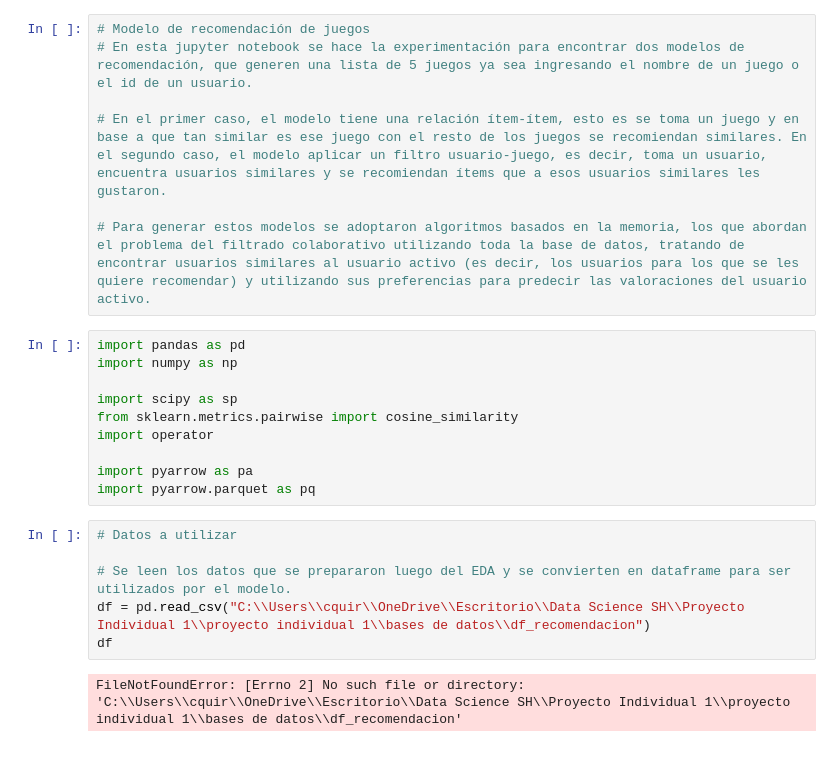
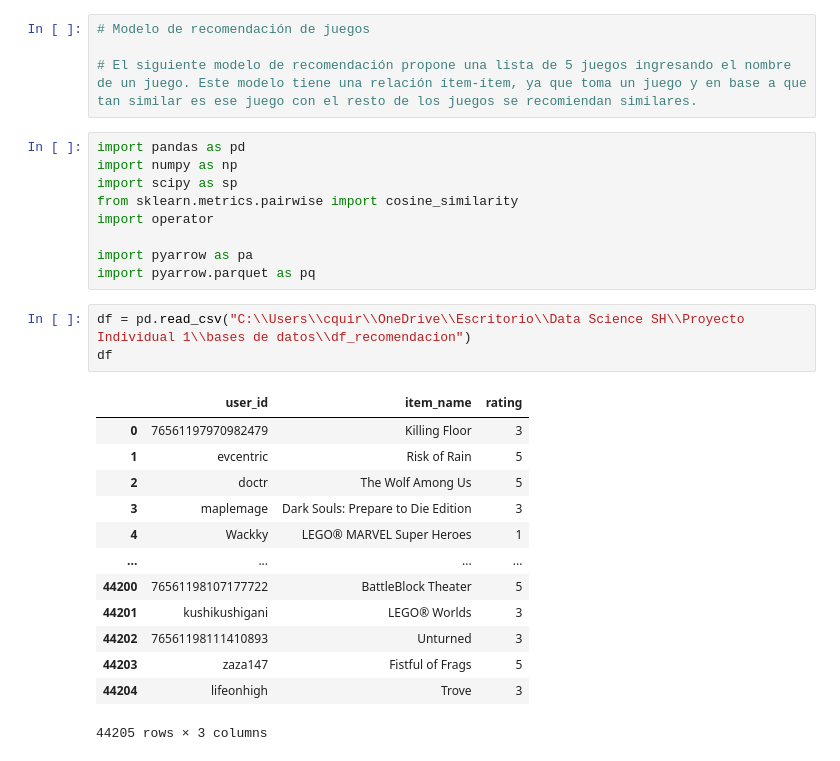
Before and after one commit to cristobalqv/PI_videojuegos_Steam, a Jupyter notebook: JupyterNotebooks/5 modelo ML.ipynb, the cells around one changed output. Drawn from its saved outputs; the diff is of its cells as text.

```diff
--- a/JupyterNotebooks/5 modelo ML.ipynb
+++ b/JupyterNotebooks/5 modelo ML.ipynb
@@ -1,14 +1,10 @@
-# %%
-# Modelo de recomendación de juegos
-# En esta jupyter notebook se hace la experimentación para encontrar dos modelos de recomendación, que generen una lista de 5 juegos ya sea ingresando el nombre de un juego o el id de un usuario.
-
-# En el primer caso, el modelo tiene una relación ítem-ítem, esto es se toma un juego y en base a que tan similar es ese juego con el resto de los juegos se recomiendan similares. En el segundo caso, el modelo aplicar un filtro usuario-juego, es decir, toma un usuario, encuentra usuarios similares y se recomiendan ítems que a esos usuarios similares les gustaron.
-
-# Para generar estos modelos se adoptaron algoritmos basados en la memoria, los que abordan el problema del filtrado colaborativo utilizando toda la base de datos, tratando de encontrar usuarios similares al usuario activo (es decir, los usuarios para los que se les quiere recomendar) y utilizando sus preferencias para predecir las valoraciones del usuario activo.
+# %%
+# Modelo de recomendación de juegos
+
+# El siguiente modelo de recomendación propone una lista de 5 juegos ingresando el nombre de un juego. Este modelo tiene una relación ítem-ítem, ya que toma un juego y en base a que tan similar es ese juego con el resto de los juegos se recomiendan similares.
 # %%
 import pandas as pd
 import numpy as np
-
 import scipy as sp
 from sklearn.metrics.pairwise import cosine_similarity
 import operator
@@ -16,10 +12,19 @@ import operator
 import pyarrow as pa
 import pyarrow.parquet as pq
 # %%
-# Datos a utilizar
-
-# Se leen los datos que se prepararon luego del EDA y se convierten en dataframe para ser utilizados por el modelo.
-df = pd.read_csv("C:\\Users\\cquir\\OneDrive\\Escritorio\\Data Science SH\\Proyecto Individual 1\\proyecto individual 1\\bases de datos\\df_recomendacion")
+df = pd.read_csv("C:\\Users\\cquir\\OneDrive\\Escritorio\\Data Science SH\\Proyecto Individual 1\\bases de datos\\df_recomendacion")
 df
 # %% [output]
+|  | user_id | item_name | rating |
+| 0 | 76561197970982479 | Killing Floor | 3 |
+| 1 | evcentric | Risk of Rain | 5 |
+| 2 | doctr | The Wolf Among Us | 5 |
+| 3 | maplemage | Dark Souls: Prepare to Die Edition | 3 |
+| 4 | Wackky | LEGO® MARVEL Super Heroes | 1 |
+| ... | ... | ... | ... |
+| 44200 | 76561198107177722 | BattleBlock Theater | 5 |
+| 44201 | kushikushigani | LEGO® Worlds | 3 |
+| 44202 | 76561198111410893 | Unturned | 3 |
+| 44203 | zaza147 | Fistful of Frags | 5 |
+| 44204 | lifeonhigh | Trove | 3 |
-FileNotFoundError: [Errno 2] No such file or directory: 'C:\\Users\\cquir\\OneDrive\\Escritorio\\Data Science SH\\Proyecto Individual 1\\proyecto individual 1\\bases de datos\\df_recomendacion'
+44205 rows × 3 columns
```
Also changed, not shown: parts of 8 cells of this notebook, 2 other files.
